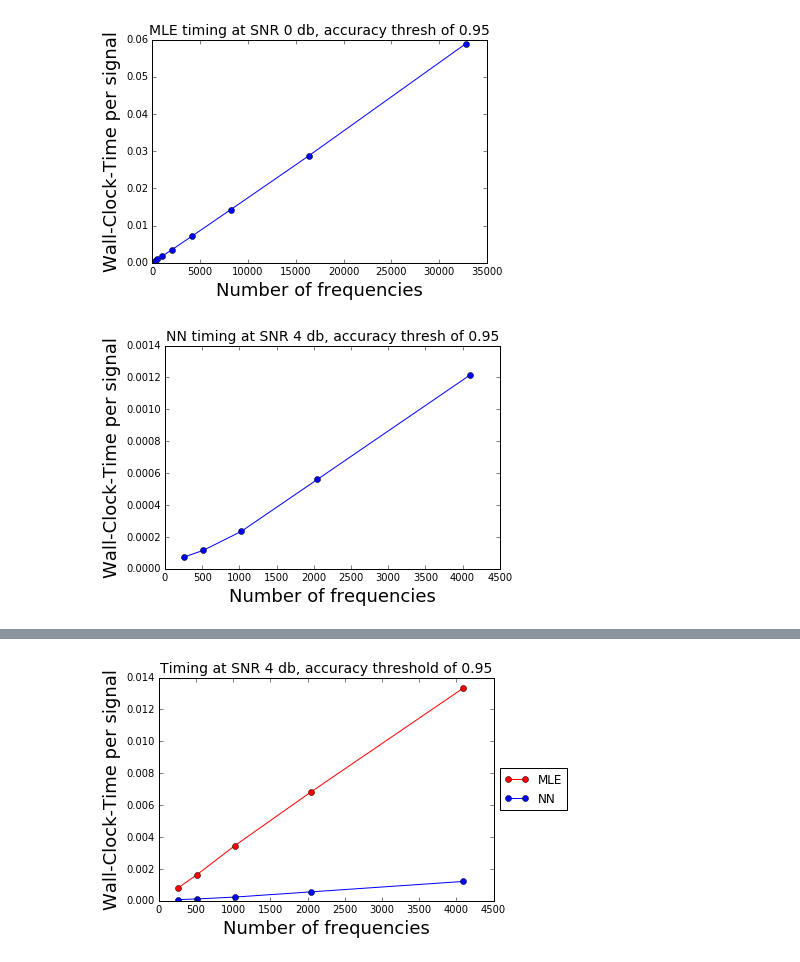
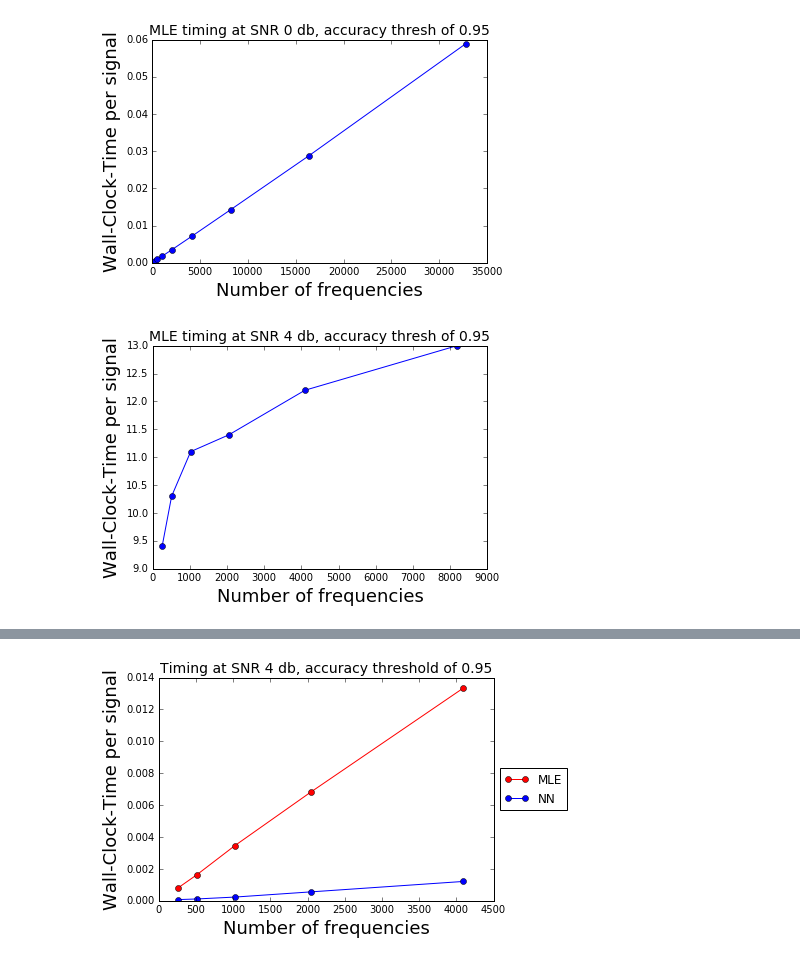
Before and after one commit to shloak/frequency, a Jupyter notebook: Results/11.26.ipynb, the cells around one changed output, grey strips where cells are left out. Saved outputs shown, nothing was run; the diff lists cells and outputs as text; code cells hidden in the pictures.

```diff
--- a/Results/11.26.ipynb
+++ b/Results/11.26.ipynb
@@ -47,17 +47,17 @@ plt.show()
 # %% [output]
 [figure]
 # %%
-# averaged over 10 trials with 2500 test set per trial foreach N up to 2**12
+# averaged over 10 trials with 2500 test set per trial foreach N up to 2**15
 
 snr = 4
 accuracy = 0.95
-Ns = [256, 512, 1024, 2048, 4096]
-times_nn = [np.load(('../data/nn_timing/times_snr{}_accuracy{}_N{}.npy').format(snr, accuracy, i)) for i in Ns]
-avgs_nn = [np.mean(a) for a in times_nn]
-plt.plot(Ns, avgs_nn, '-bo')
+Ns = [256, 512, 1024, 2048, 4096, 8192] # , 16384 , 32768]
+times_mle = [np.load(('../data/mle_timing/ms{}_accuracy{}_N{}.npy').format(snr, accuracy, i)) for i in Ns]
+avgs_mle = [np.mean(a) for a in times_mle]
+plt.plot(Ns, avgs_mle, '-bo')
 plt.xlabel('Number of frequencies', fontsize=18)
 plt.ylabel('Wall-Clock-Time per signal', fontsize=18)
-plt.title('NN timing at SNR {} db, accuracy thresh of {}'.format(snr, accuracy), fontsize=14)
+plt.title('MLE timing at SNR {} db, accuracy thresh of {}'.format(snr, accuracy), fontsize=14)
 plt.show()
 # %% [output]
-[figure, old version]
+[figure, new version]
```
Also changed, not shown: parts of 2 cells of this notebook, 2 other files.
